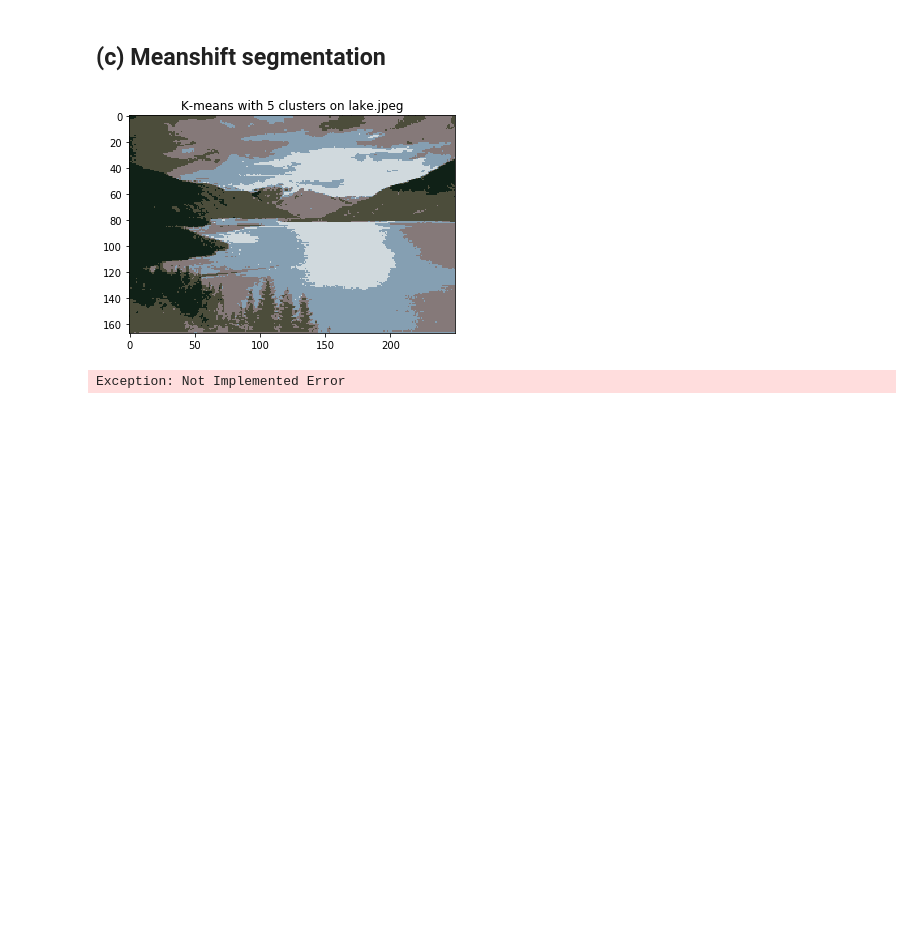
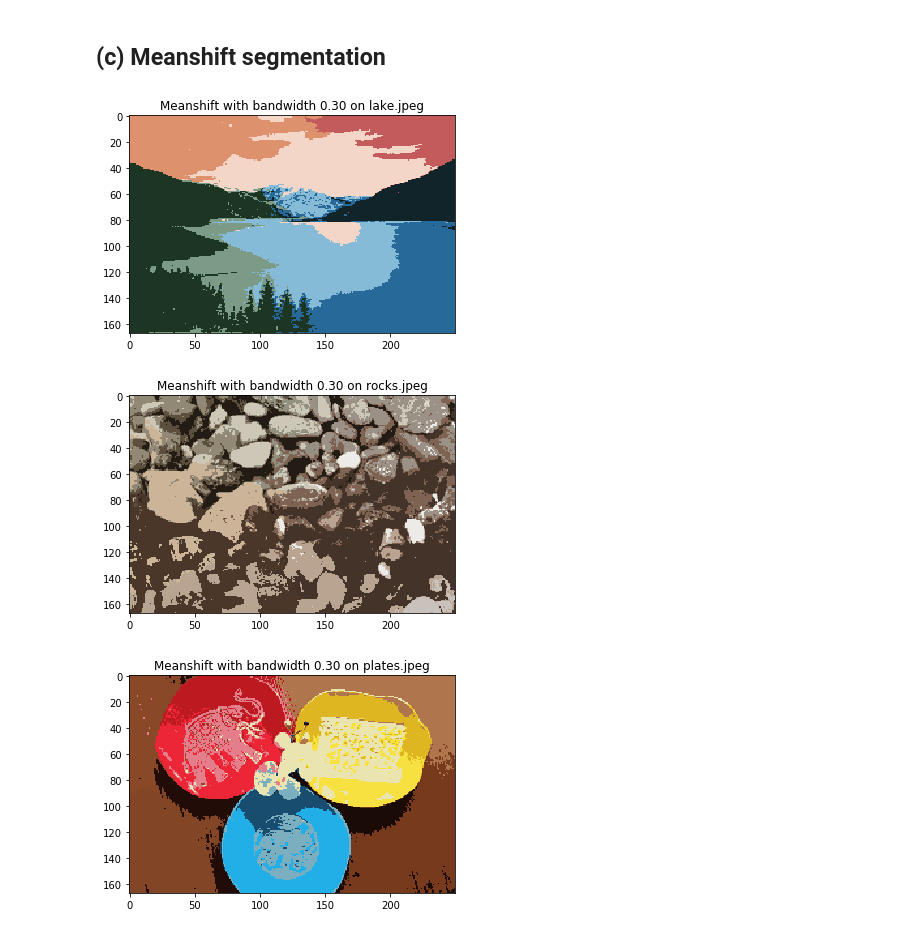
Before and after one commit to gmakarevich-aurora/cv-hw4, a Jupyter notebook: cv-hw4.ipynb, the cells around one changed output. Drawn from its saved outputs; the diff is of its cells as text; code cells hidden in the pictures; blank space fills up the shorter version.

```diff
--- a/cv-hw4.ipynb
+++ b/cv-hw4.ipynb
@@ -254,11 +254,8 @@ The K-means algorithm can be done in the following steps:
     - Convergence happens when the centroids do not change
 '''
 def kmeans_segmentation(im, features, num_clusters):
-    #print ("num_clusters\n", num_clusters)
     idxs = np.random.choice(features.shape[0], num_clusters)
-    #print ("Idxs\n", idxs)
     centroids = features[idxs, :]
-    #print ("centroids\n", centroids)
     clusters_assigned = np.zeros(features.shape[0])
     while True:
         for i in range(0, features.shape[0]):
@@ -268,12 +265,11 @@ def kmeans_segmentation(im, features, num_clusters):
         new_centroids = np.zeros_like(centroids)
         for j in range(0, num_clusters):
             c_idx = np.where(clusters_assigned == j)[0]
-            new_centroids[j] = np.mean(features[c_idx, :])
+            new_centroids[j] = np.mean(features[c_idx, :], axis = 0)
         centroids_change = centroids - new_centroids
         if np.linalg.norm(centroids_change) == 0:
             break
         centroids = new_centroids
-    #print ("clusters_assigned\n", clusters_assigned.reshape((im.shape[0], im.shape[1])).astype(int))
     return clusters_assigned.reshape((im.shape[0], im.shape[1])).astype(int)
 # %%
 # Change these parameters to see the effects of K-means and Meanshift
@@ -392,32 +388,79 @@ To perform mean shift:
     - Repeat until convergence, using the newly computed mean feature vector
         as the current mean feature vector.
 '''
 def meanshift_segmentation(im, features, bandwidth):
+    #print ("Features: \n", features.shape)
+    threshold = 0.01 * bandwidth
+    visited = np.zeros(features.shape[0]).astype(int)
+    not_visited = np.where(visited == 0)[0]
+
+    clusters = np.zeros((0, features.shape[1]))
+    #cnt = 0
+    while not_visited.shape[0] != 0:
+        pixel_idx = np.random.choice(not_visited)
+        visited[pixel_idx] = 1
+        centroid = features[pixel_idx]
+
+        while True:
+            distances = np.linalg.norm(features - centroid, axis = 1)
+            idxs = np.where(distances < bandwidth)[0]
+            visited[idxs] = 1
+            new_centroid = np.mean(features[idxs, :], axis = 0)
+
+            #if cnt < 5:
+            #    print ("Distances.shape: \n", distances.shape)
+            #    print ("New centroid.shape: \n", new_centroid.shape)
+            #    print ("New centroid: \n", new_centroid)
+            #    cnt = cnt + 1
+
+            if np.linalg.norm(centroid - new_centroid) < threshold:
+                break
+            centroid = new_centroid
+
+        distances = np.linalg.norm(clusters - centroid, axis = 1)
+        if np.where(distances < (bandwidth / 2))[0].shape[0] == 0:
+            #print ("Centroid\n", centroid)
+            #print ("Clusters\n", clusters.shape)
+            clusters = np.concatenate((clusters, [centroid]))
+        not_visited = np.where(visited == 0)[0]
+
+    clusters_assigned = np.zeros(features.shape[0])
+    for idx in range(0, features.shape[0]):
+        distances = np.linalg.norm(clusters - features[idx], axis = 1)
+        min_dist_idx = np.argmin(distances)
+        #if idx < 5:
+        #    print ("Clusters Distances.shape: \n", distances.shape)
+        #    print ("Clusters Distances: \n", distances)
+        #    print ("Min dist idx: \n", min_dist_idx)
+        clusters_assigned[idx] = min_dist_idx
+
+    return clusters_assigned.reshape((im.shape[0], im.shape[1])).astype(int)
 
 
 # Change these parameters to see the effects of K-means and Meanshift
 num_clusters = [5]
 bandwidths = [0.3]
 
 
 for filename in ['lake', 'rocks', 'plates']:
     img = imread('data/%s.jpeg' % filename)
 
     # Create the feature vector for the images
     features = np.zeros((img.shape[0] * img.shape[1], 5))
     for row in xrange(img.shape[0]):
         for col in xrange(img.shape[1]):
             features[row*img.shape[1] + col, :] = np.array([row, col,
                 img[row, col, 0], img[row, col, 1], img[row, col, 2]])
     features_normalized = features / features.max(axis = 0)
 
     # Part II: Segmentation using Meanshift
     for bandwidth in bandwidths:
         clustered_pixels = meanshift_segmentation(img, features_normalized, bandwidth)
         cluster_im = draw_clusters_on_image(img, clustered_pixels)
         plt.imshow(cluster_im)
         plt.title('Meanshift with bandwidth %.2f on %s.jpeg' % (bandwidth, filename))
         plt.show()
 # %% [output]
-[figure, old version]
+[figure, new version]
-Exception: Not Implemented Error
+[figure, added]
+[figure, added]
```
Also changed, not shown: parts of 4 cells of this notebook.
